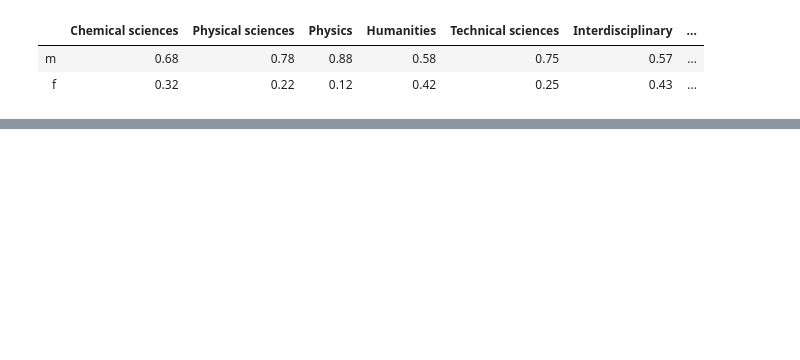
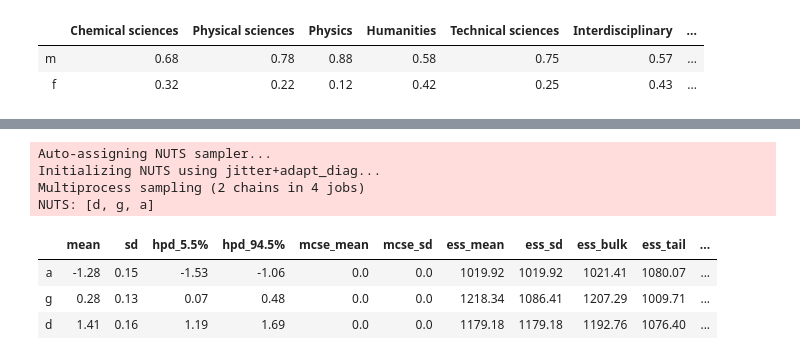
Before and after one commit to AlexAndorra/resources, a Jupyter notebook: Rethinking/homeworks-2nd-ed/week6_integer_models.ipynb, the cells around one changed output, grey strips where cells are left out. Saved outputs shown, nothing was run; the diff lists cells and outputs as text; code cells hidden in the pictures; blank space fills up the shorter version.

```diff
--- a/Rethinking/homeworks-2nd-ed/week6_integer_models.ipynb
+++ b/Rethinking/homeworks-2nd-ed/week6_integer_models.ipynb
@@ -204,0 +221,6 @@ with m_direct:
+# %%
+N = 1000
+G = np.random.binomial(n=1, p=0.5, size=N)
+S = np.random.binomial(n=1, p=0.5, size=N)
+D = np.random.binomial(n=1, p=logistic(G + S), size=N)
+A = np.random.binomial(n=1, p=logistic(-2 + 0.25 * G + D + 2 * S), size=N)
@@ -204,0 +229,23 @@ with m_direct:
+# %%
+with pm.Model() as m_sim:
+    a = pm.Normal("a", 0.0, 1.0)
+    g = pm.Normal("g", 0.0, 1.0)
+    d = pm.Normal("d", 0.0, 1.0)
+
+    D_ = pm.Data("D", D)
+    A_ = pm.Data("A", A)
+    p = pm.math.invlogit(a + g * G + d * D_)
+
+    awards = pm.Bernoulli("awards", p=p, observed=A_)
+    trace_sim = pm.sample(1000, tune=2000, cores=4, chains=2, random_seed=RANDOM_SEED)
+
+az.summary(trace_sim, credible_interval=0.89, round_to=2)
+# %% [output]
+Auto-assigning NUTS sampler...
+Initializing NUTS using jitter+adapt_diag...
+Multiprocess sampling (2 chains in 4 jobs)
+NUTS: [d, g, a]
+|  | mean | sd | hpd_5.5% | hpd_94.5% | mcse_mean | mcse_sd | ess_mean | ess_sd | ess_bulk | ess_tail | ... |
+| a | -1.28 | 0.15 | -1.53 | -1.06 | 0.0 | 0.0 | 1019.92 | 1019.92 | 1021.41 | 1080.07 | ... |
+| g | 0.28 | 0.13 | 0.07 | 0.48 | 0.0 | 0.0 | 1218.34 | 1086.41 | 1207.29 | 1009.71 | ... |
+| d | 1.41 | 0.16 | 1.19 | 1.69 | 0.0 | 0.0 | 1179.18 | 1179.18 | 1192.76 | 1076.40 | ... |
```
Also changed, not shown: parts of 16 cells of this notebook, 1 other file.
